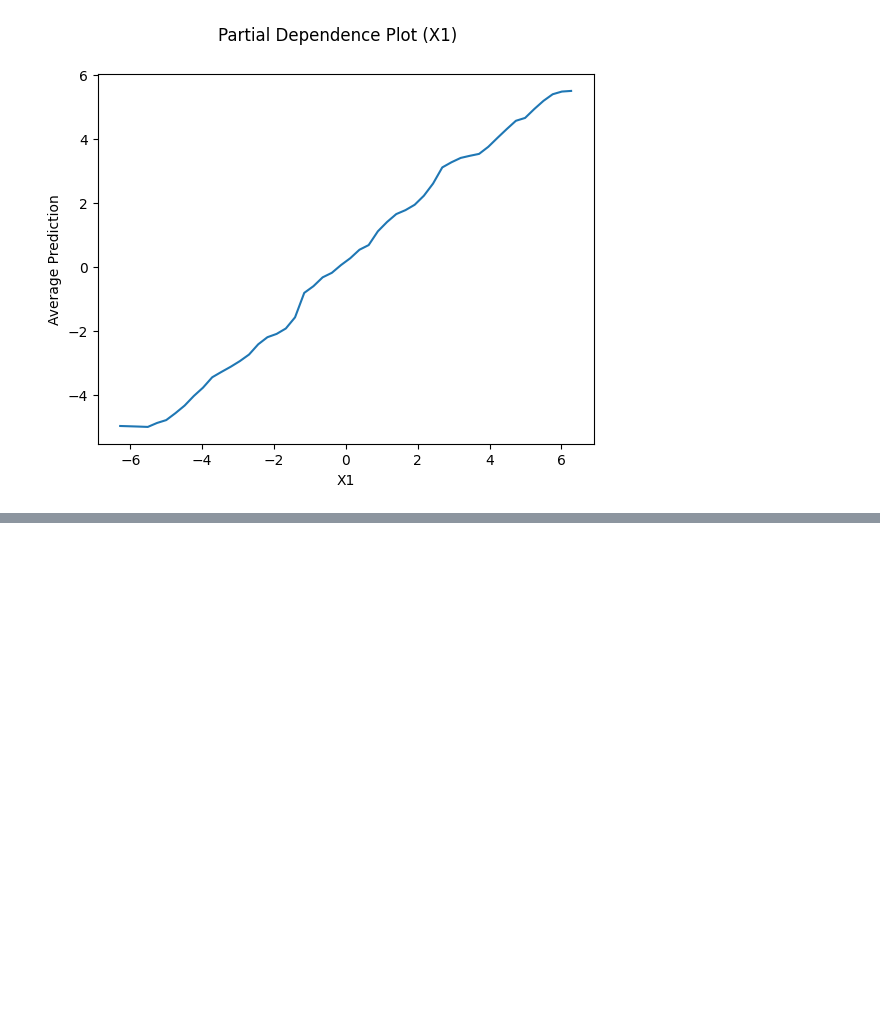
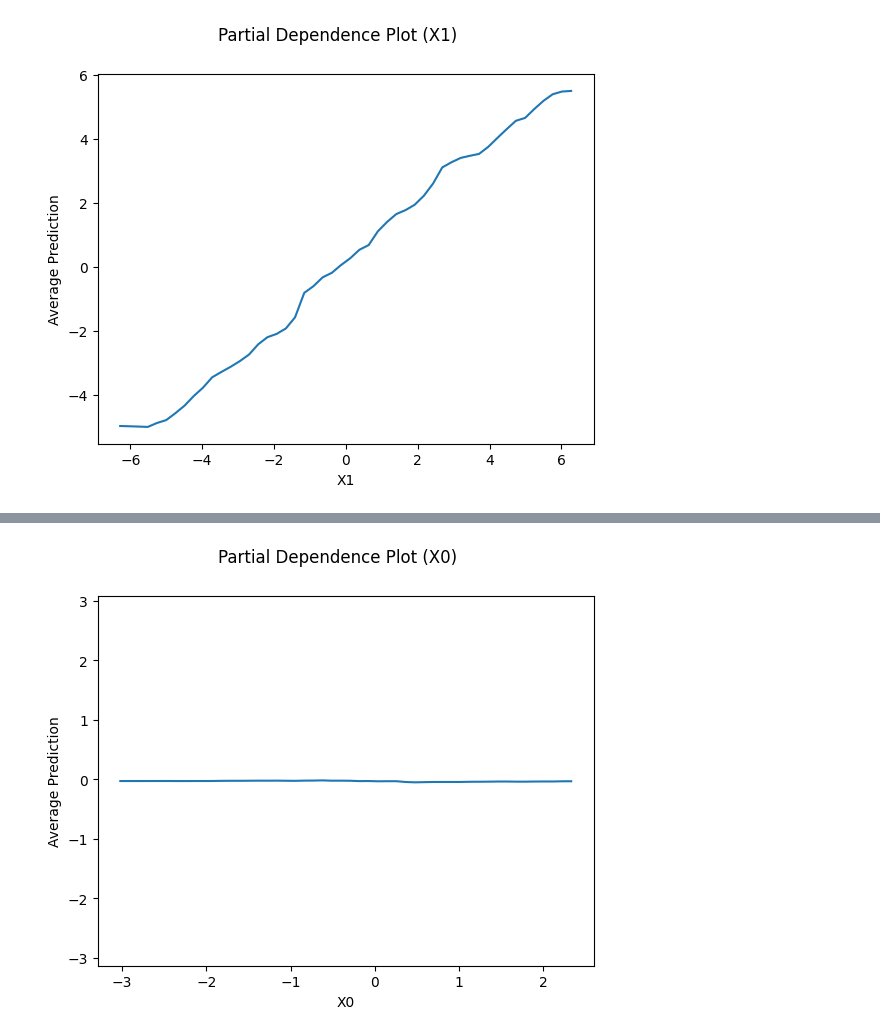
Before and after one commit to tatsuki1107/ml_training, a Jupyter notebook: ml_interpret_book/ch4/index.ipynb, the cells around one changed output, grey strips where cells are left out. Cells and saved outputs as stored; diff of their text form; code cells hidden in the pictures; blank space fills up the shorter version.

```diff
--- a/ml_interpret_book/ch4/index.ipynb
+++ b/ml_interpret_book/ch4/index.ipynb
@@ -91,0 +105,6 @@ pdp.plot()
+# %%
+pdp = PartialDependence(rf, X_test, ["X0", "X1"])
+pdp.partial_dependence("X0", n_grid=50)
+pdp.plot(ylim=(y_train.min(), y_train.max()))
+# %% [output]
+[figure, added]
```
Also changed, not shown: parts of 8 cells of this notebook, 7 other files.
